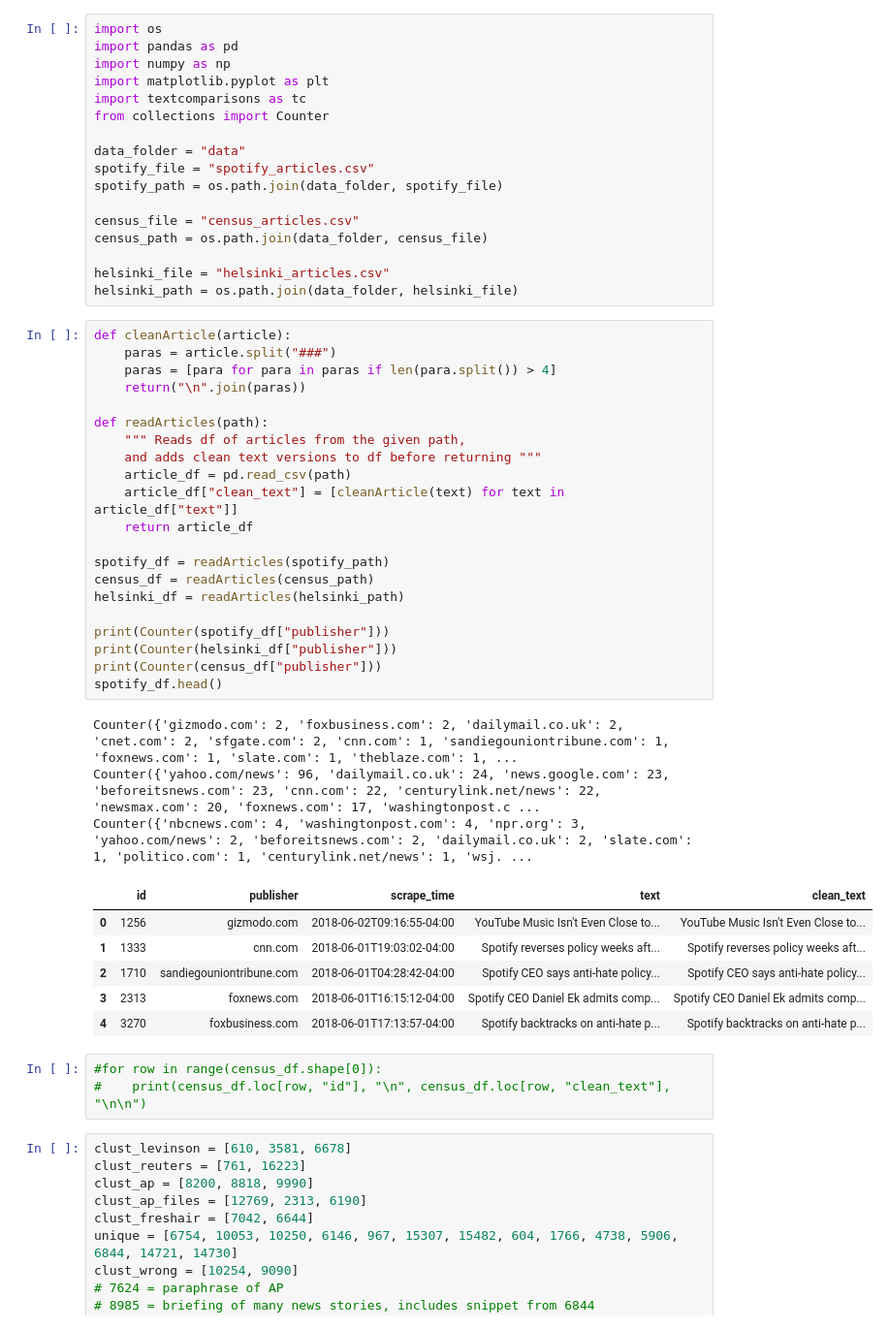
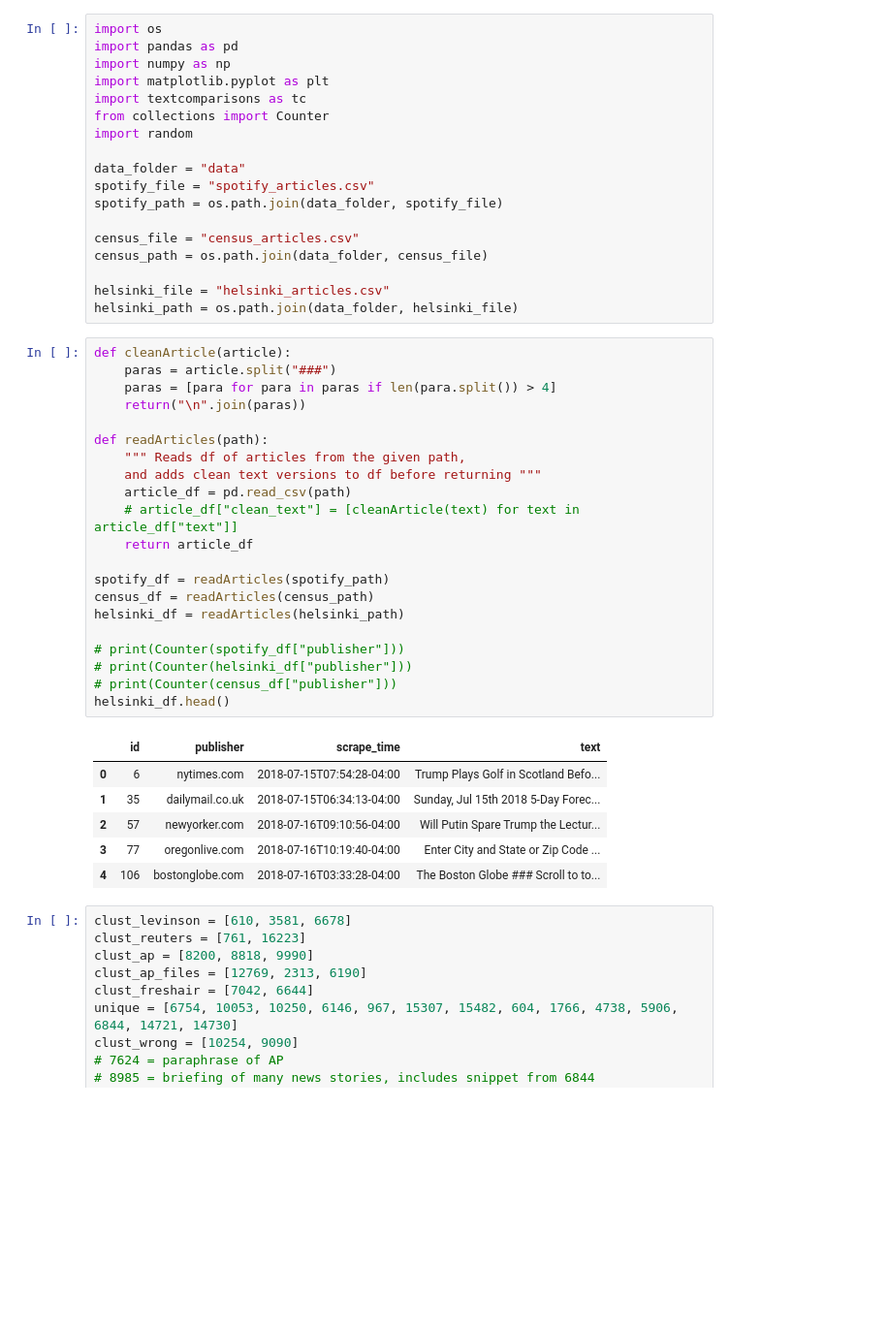
Before and after one commit to asprout/ArticleComparisons, a Jupyter notebook: ArticleSimilarity.ipynb, the cells around one changed output. Shown at 97% size. Drawn from its saved outputs; the diff is of its cells as text; blank space fills up the shorter version.

```diff
--- a/ArticleSimilarity.ipynb
+++ b/ArticleSimilarity.ipynb
@@ -5,6 +5,7 @@ import numpy as np
 import matplotlib.pyplot as plt
 import textcomparisons as tc
 from collections import Counter
+import random
 
 data_folder = "data"
 spotify_file = "spotify_articles.csv"
@@ -18,37 +19,31 @@ helsinki_path = os.path.join(data_folder, helsinki_file)
 # %%
 def cleanArticle(article):
     paras = article.split("###")
     paras = [para for para in paras if len(para.split()) > 4]
     return("\n".join(paras))
 
 def readArticles(path):
     """ Reads df of articles from the given path,
     and adds clean text versions to df before returning """
     article_df = pd.read_csv(path)
-    article_df["clean_text"] = [cleanArticle(text) for text in article_df["text"]]
+    # article_df["clean_text"] = [cleanArticle(text) for text in article_df["text"]]
     return article_df
 
 spotify_df = readArticles(spotify_path)
 census_df = readArticles(census_path)
 helsinki_df = readArticles(helsinki_path)
 
-print(Counter(spotify_df["publisher"]))
-print(Counter(helsinki_df["publisher"]))
-print(Counter(census_df["publisher"]))
-spotify_df.head()
+# print(Counter(spotify_df["publisher"]))
+# print(Counter(helsinki_df["publisher"]))
+# print(Counter(census_df["publisher"]))
+helsinki_df.head()
 # %% [output]
-Counter({'gizmodo.com': 2, 'foxbusiness.com': 2, 'dailymail.co.uk': 2, 'cnet.com': 2, 'sfgate.com': 2, 'cnn.com': 1, 'sandiegouniontribune.com': 1, 'foxnews.com': 1, 'slate.com': 1, 'theblaze.com': 1, ...
-Counter({'yahoo.com/news': 96, 'dailymail.co.uk': 24, 'news.google.com': 23, 'beforeitsnews.com': 23, 'cnn.com': 22, 'centurylink.net/news': 22, 'newsmax.com': 20, 'foxnews.com': 17, 'washingtonpost.c ...
-Counter({'nbcnews.com': 4, 'washingtonpost.com': 4, 'npr.org': 3, 'yahoo.com/news': 2, 'beforeitsnews.com': 2, 'dailymail.co.uk': 2, 'slate.com': 1, 'politico.com': 1, 'centurylink.net/news': 1, 'wsj. ...
-|  | id | publisher | scrape_time | text | clean_text |
-| 0 | 1256 | gizmodo.com | 2018-06-02T09:16:55-04:00 | YouTube Music Isn't Even Close to... | YouTube Music Isn't Even Close to... |
-| 1 | 1333 | cnn.com | 2018-06-01T19:03:02-04:00 | Spotify reverses policy weeks aft... | Spotify reverses policy weeks aft... |
-| 2 | 1710 | sandiegouniontribune.com | 2018-06-01T04:28:42-04:00 | Spotify CEO says anti-hate policy... | Spotify CEO says anti-hate policy... |
-| 3 | 2313 | foxnews.com | 2018-06-01T16:15:12-04:00 | Spotify CEO Daniel Ek admits comp... | Spotify CEO Daniel Ek admits comp... |
-| 4 | 3270 | foxbusiness.com | 2018-06-01T17:13:57-04:00 | Spotify backtracks on anti-hate p... | Spotify backtracks on anti-hate p... |
+|  | id | publisher | scrape_time | text |
+| 0 | 6 | nytimes.com | 2018-07-15T07:54:28-04:00 | Trump Plays Golf in Scotland Befo... |
+| 1 | 35 | dailymail.co.uk | 2018-07-15T06:34:13-04:00 | Sunday, Jul 15th 2018 5-Day Forec... |
+| 2 | 57 | newyorker.com | 2018-07-16T09:10:56-04:00 | Will Putin Spare Trump the Lectur... |
+| 3 | 77 | oregonlive.com | 2018-07-16T10:19:40-04:00 | Enter City and State or Zip Code ... |
+| 4 | 106 | bostonglobe.com | 2018-07-16T03:33:28-04:00 | The Boston Globe ### Scroll to to... |
-# %%
-#for row in range(census_df.shape[0]):
-#    print(census_df.loc[row, "id"], "\n", census_df.loc[row, "clean_text"], "\n\n")
 # %%
 clust_levinson = [610, 3581, 6678]
 clust_reuters = [761, 16223]
```
Also changed, not shown: parts of 17 cells of this notebook, 1 other file.
